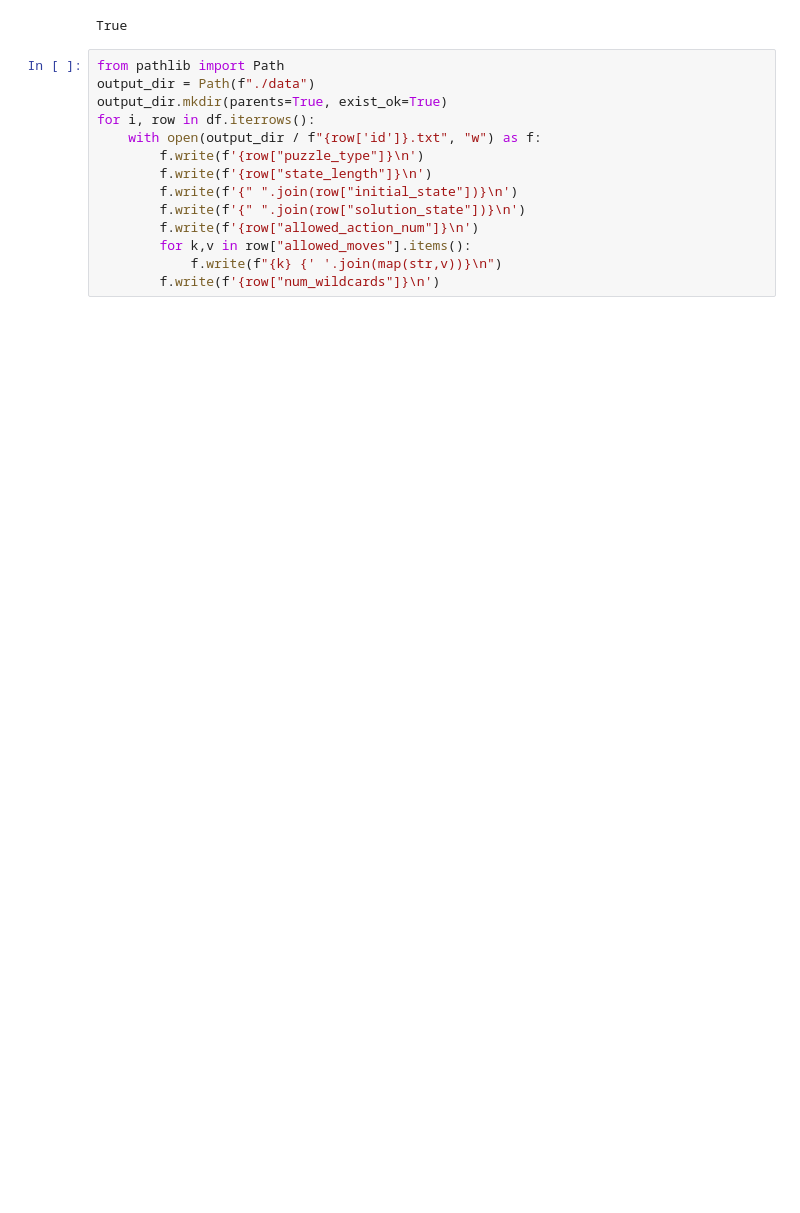
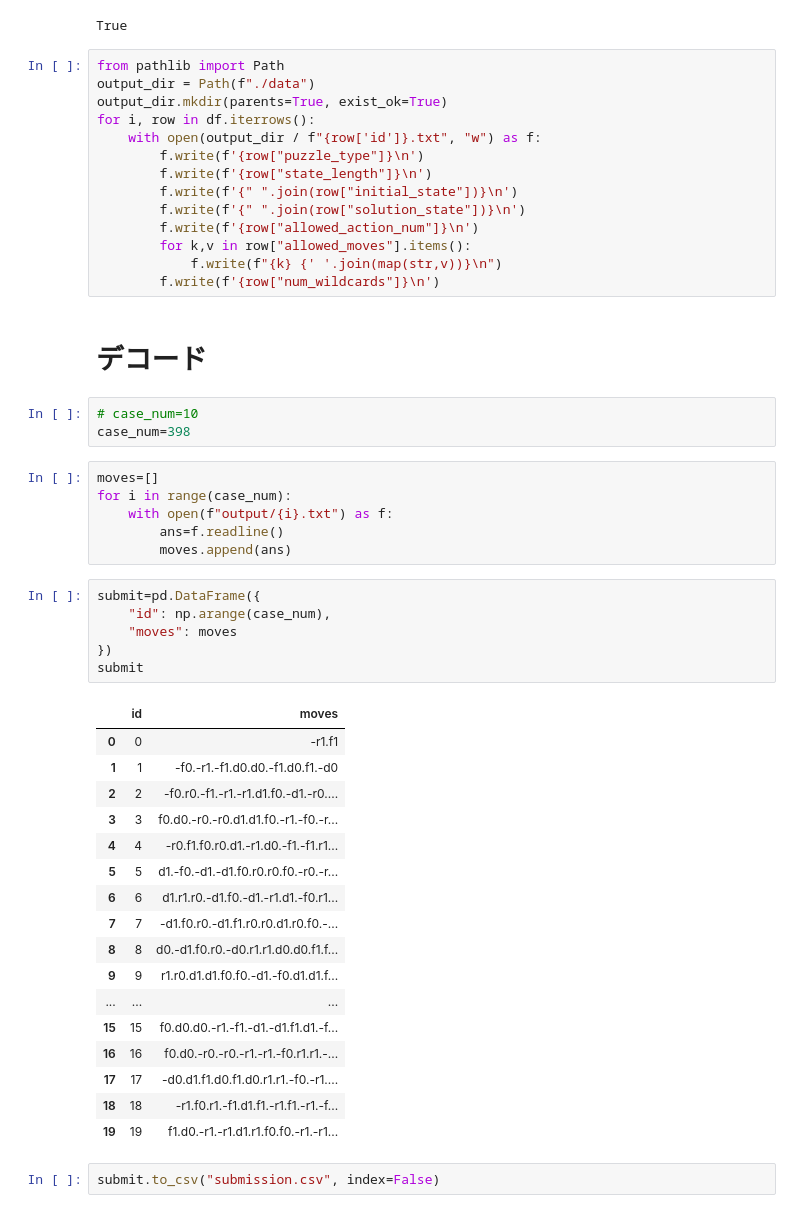
Before and after one commit to birdwatcherYT/santa2023, a Jupyter notebook: santa2023.ipynb, the cells around one changed output. Saved outputs shown, nothing was run; the diff lists cells and outputs as text; blank space fills up the shorter version.

```diff
--- a/santa2023.ipynb
+++ b/santa2023.ipynb
@@ -492,3 +495,40 @@ for i, row in df.iterrows():
         for k,v in row["allowed_moves"].items():
             f.write(f"{k} {' '.join(map(str,v))}\n")
         f.write(f'{row["num_wildcards"]}\n')
+# %% [markdown]
+# デコード
+# %%
+# case_num=10
+case_num=398
+# %%
+moves=[]
+for i in range(case_num):
+    with open(f"output/{i}.txt") as f:
+        ans=f.readline()
+        moves.append(ans)
+# %%
+submit=pd.DataFrame({
+    "id": np.arange(case_num),
+    "moves": moves
+})
+submit
+# %% [output]
+|  | id | moves |
+| 0 | 0 | -r1.f1 |
+| 1 | 1 | -f0.-r1.-f1.d0.d0.-f1.d0.f1.-d0 |
+| 2 | 2 | -f0.r0.-f1.-r1.-r1.d1.f0.-d1.-r0.... |
+| 3 | 3 | f0.d0.-r0.-r0.d1.d1.f0.-r1.-f0.-r... |
+| 4 | 4 | -r0.f1.f0.r0.d1.-r1.d0.-f1.-f1.r1... |
+| 5 | 5 | d1.-f0.-d1.-d1.f0.r0.r0.f0.-r0.-r... |
+| 6 | 6 | d1.r1.r0.-d1.f0.-d1.-r1.d1.-f0.r1... |
+| 7 | 7 | -d1.f0.r0.-d1.f1.r0.r0.d1.r0.f0.-... |
+| 8 | 8 | d0.-d1.f0.r0.-d0.r1.r1.d0.d0.f1.f... |
+| 9 | 9 | r1.r0.d1.d1.f0.f0.-d1.-f0.d1.d1.f... |
+| ... | ... | ... |
+| 15 | 15 | f0.d0.d0.-r1.-f1.-d1.-d1.f1.d1.-f... |
+| 16 | 16 | f0.d0.-r0.-r0.-r1.-r1.-f0.r1.r1.-... |
+| 17 | 17 | -d0.d1.f1.d0.f1.d0.r1.r1.-f0.-r1.... |
+| 18 | 18 | -r1.f0.r1.-f1.d1.f1.-r1.f1.-r1.-f... |
+| 19 | 19 | f1.d0.-r1.-r1.d1.r1.f0.f0.-r1.-r1... |
+# %%
+submit.to_csv("submission.csv", index=False)
```
Also changed, not shown: parts of 12 cells of this notebook, 2 other files.
